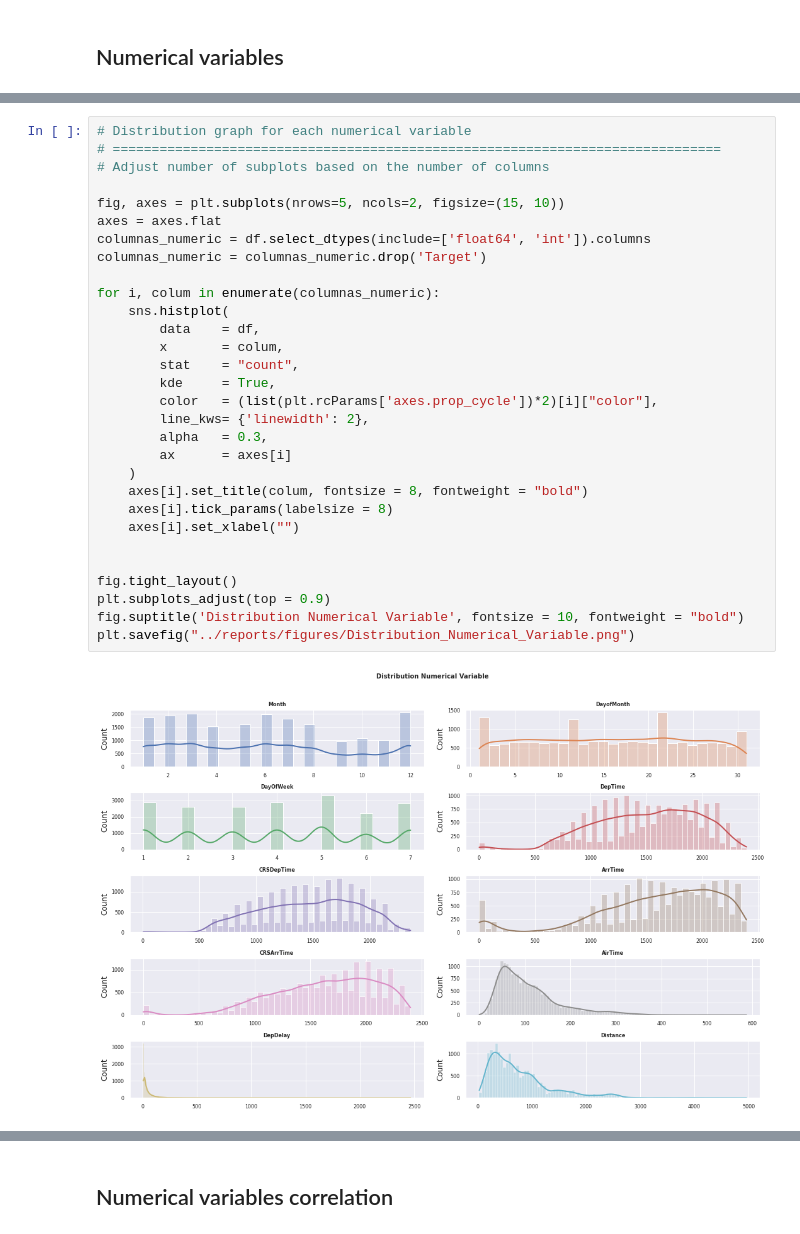
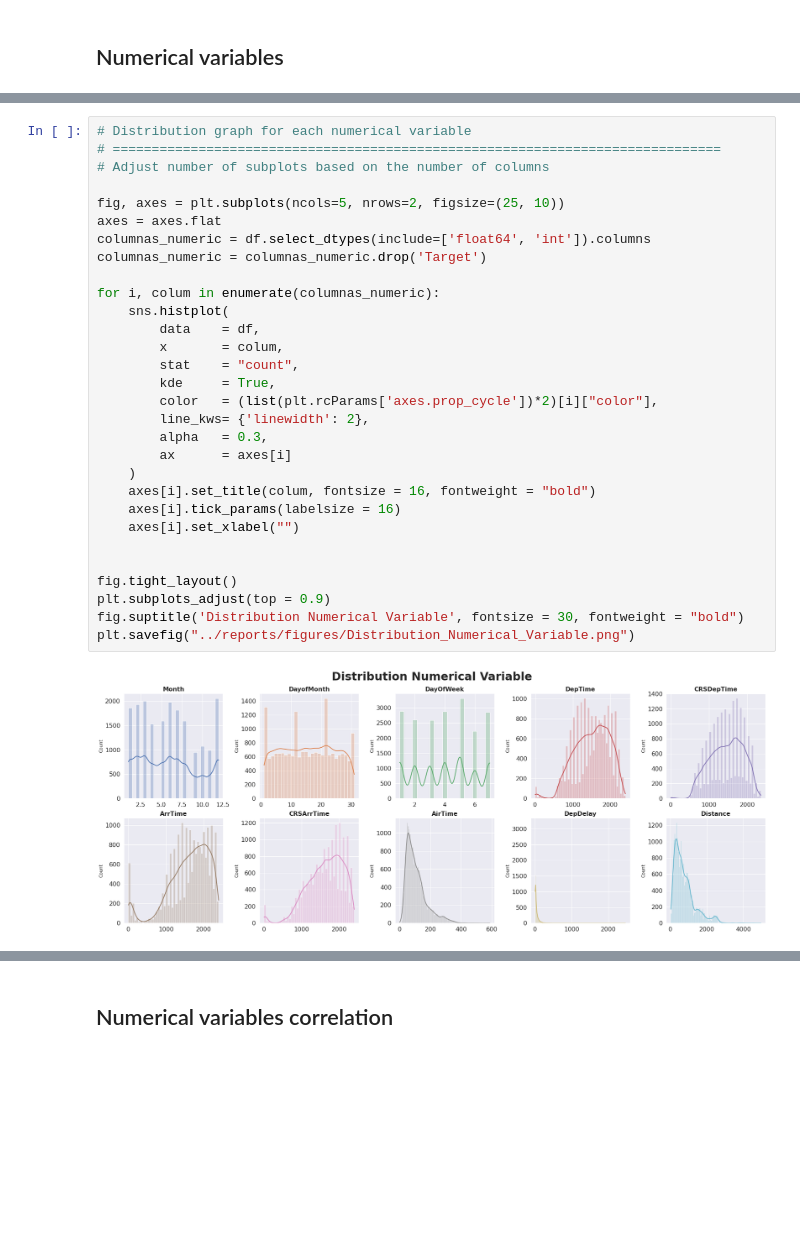
Before and after one commit to jesussantana/Supervised-Classification, a Jupyter notebook: notebooks/S13_T01_Supervised_Classification.ipynb, the cells around one changed output, grey strips where cells are left out. Cells and saved outputs as stored; diff of their text form; blank space fills up the shorter version.

Commit message:
Update Plots

```diff
--- a/notebooks/S13_T01_Supervised_Classification.ipynb
+++ b/notebooks/S13_T01_Supervised_Classification.ipynb
@@ -379,35 +381,35 @@ df.select_dtypes(include=['float64', 'int']).describe()
 # %%
 # Distribution graph for each numerical variable
 # ==============================================================================
 # Adjust number of subplots based on the number of columns
 
-fig, axes = plt.subplots(nrows=5, ncols=2, figsize=(15, 10))
+fig, axes = plt.subplots(ncols=5, nrows=2, figsize=(25, 10))
 axes = axes.flat
 columnas_numeric = df.select_dtypes(include=['float64', 'int']).columns
 columnas_numeric = columnas_numeric.drop('Target')
 
 for i, colum in enumerate(columnas_numeric):
     sns.histplot(
         data    = df,
         x       = colum,
         stat    = "count",
         kde     = True,
         color   = (list(plt.rcParams['axes.prop_cycle'])*2)[i]["color"],
         line_kws= {'linewidth': 2},
         alpha   = 0.3,
         ax      = axes[i]
     )
-    axes[i].set_title(colum, fontsize = 8, fontweight = "bold")
-    axes[i].tick_params(labelsize = 8)
+    axes[i].set_title(colum, fontsize = 16, fontweight = "bold")
+    axes[i].tick_params(labelsize = 16)
     axes[i].set_xlabel("")
 
 
 fig.tight_layout()
 plt.subplots_adjust(top = 0.9)
-fig.suptitle('Distribution Numerical Variable', fontsize = 10, fontweight = "bold")
+fig.suptitle('Distribution Numerical Variable', fontsize = 30, fontweight = "bold")
 plt.savefig("../reports/figures/Distribution_Numerical_Variable.png")
 # %% [output]
-[figure, old version]
+[figure, new version]
 # %%
 # Distribution graph for each numerical variable
 # ==============================================================================
```
Also changed, not shown: parts of 30 cells of this notebook, 13 other files.
